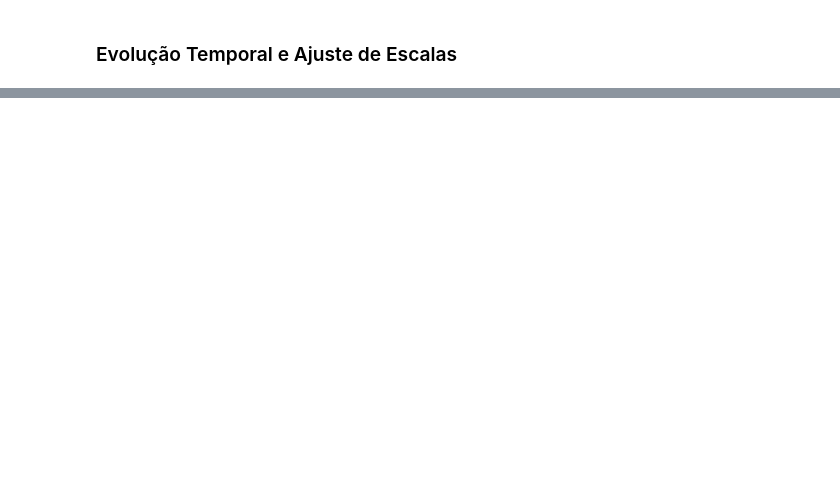
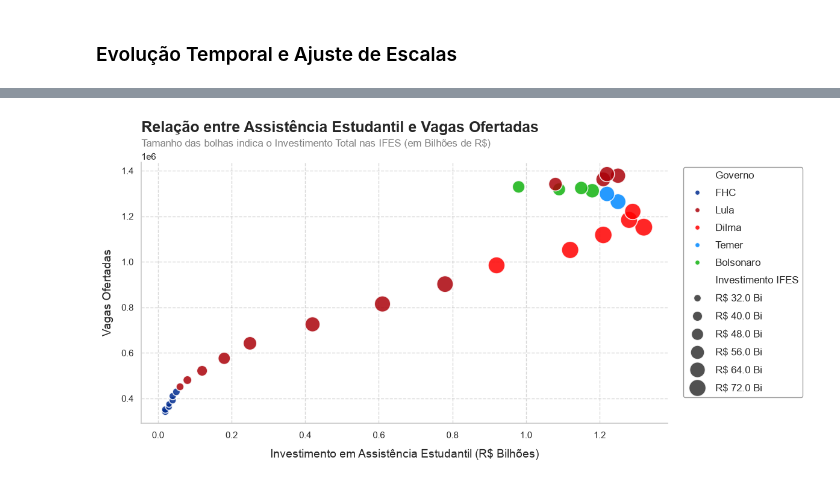
Before and after one commit to Voamorim/TecnologiasDataScience, a Jupyter notebook: VisualizaçãoIFES/main.ipynb, the cells around one changed output, grey strips where cells are left out. Saved outputs shown, nothing was run; the diff lists cells and outputs as text; code cells hidden in the pictures; blank space fills up the shorter version.

```diff
--- a/VisualizaçãoIFES/main.ipynb
+++ b/VisualizaçãoIFES/main.ipynb
@@ -202,0 +238,89 @@ Foi escolhido esse gráfico devido a sua capacidade de compartilhar as  três in
+# %%
+fig, ax = plt.subplots(figsize=(12, 6))
+
+paleta_governos = {
+    'Lula': '#ab020a',
+    'Dilma': '#ff0000',
+    'FHC': '#002b8f',
+    'Temer': '#0088ff',
+    'Bolsonaro': '#13b310'
+}
+
+scatter = sns.scatterplot(
+    data=df,
+    x='investimento_assistencia_estudantil_bilhoes_brl',
+    y='num_vagas_estudantes',
+    size='investimento_total_ifes_bilhoes_brl',
+    hue='governo',
+    palette=paleta_governos,
+    sizes=(60, 450),
+    alpha=0.85,
+    edgecolor='white',
+    linewidth=1.2,
+    ax=ax
+)
+
+# Deixa as linhas horizontais de referencia mais discretas
+ax.xaxis.grid(True, linestyle='--', alpha=0.3, color='gray')
+ax.yaxis.grid(True, linestyle='--', alpha=0.3, color='gray')
+ax.set_axisbelow(True)
+
+# Remove as bordas desnecessarias do grafico
+ax.spines['top'].set_visible(False)
+ax.spines['right'].set_visible(False)
+
+ax1.tick_params(axis='x', labelsize=12)
+ax1.tick_params(axis='y', labelsize=12)
+
+plt.title(
+    'Relação entre Assistência Estudantil e Vagas Ofertadas',
+    fontsize=18,
+    fontweight='bold',
+    loc='left',
+    pad=36
+)
+# Subtítulo
+ax.text(
+    x=0, y=1.06,
+    s='Tamanho das bolhas indica o Investimento Total nas IFES (em Bilhões de R$)',
+    transform=ax.transAxes,
+    fontsize=12,
+    color='gray',
+)
+
+plt.xlabel('Investimento em Assistência Estudantil (R$ Bilhões)', fontsize=14, labelpad=10)
+plt.ylabel('Vagas Ofertadas', fontsize=14, labelpad=10)
+
+# Construção da legenda
+handles, labels = ax.get_legend_handles_labels()
+labels_df_substituicao = {
+    'governo': 'Governo',
+    'investimento_total_ifes_bilhoes_brl': 'Investimento IFES'
+}
+
+labels_formatados = list()
+for label in labels:
+    if label in labels_df_substituicao:
+        labels_formatados.append(labels_df_substituicao[label])
+    else:
+        try: # para os valores de investimento
+            valor = float(label)
+            labels_formatados.append(f'R$ {valor:.1f} Bi')
+        except: # para os governos
+            labels_formatados.append(label)
+
+ax.legend(
+    handles=handles,
+    labels=labels_formatados,
+    bbox_to_anchor=(1.02, 1),
+    loc='upper left',
+    frameon=True,
+    edgecolor='gray',
+    labelspacing=0.8,
+    fontsize=12,
+)
+
+plt.tight_layout()
+plt.show()
+# %% [output]
+[figure, added]
```
Also changed, not shown: parts of 27 cells of this notebook, 4 other files.
